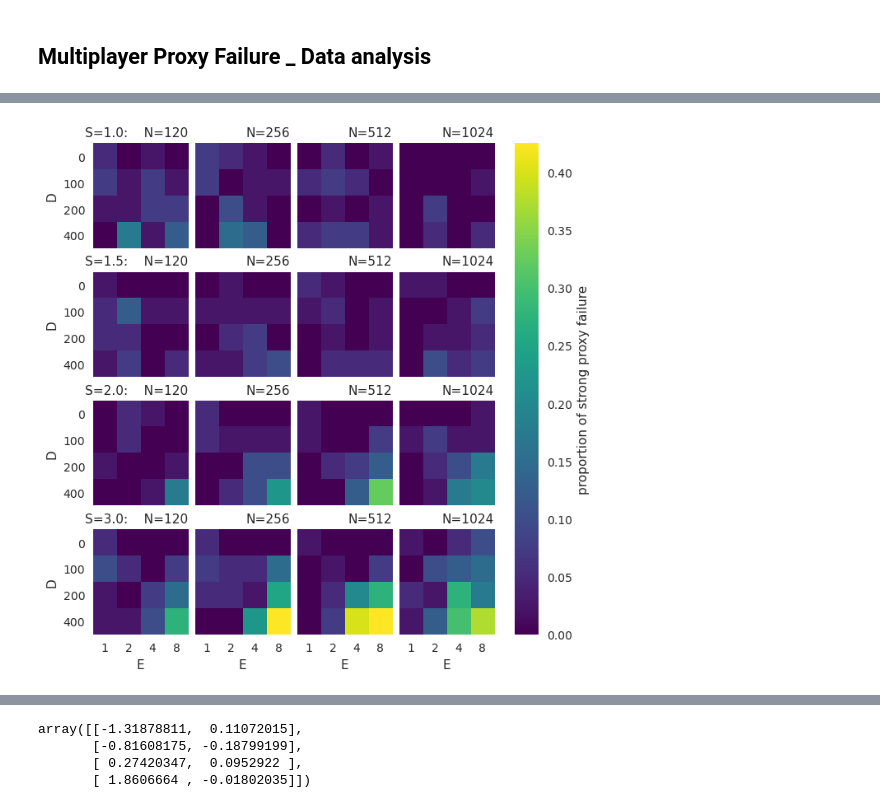
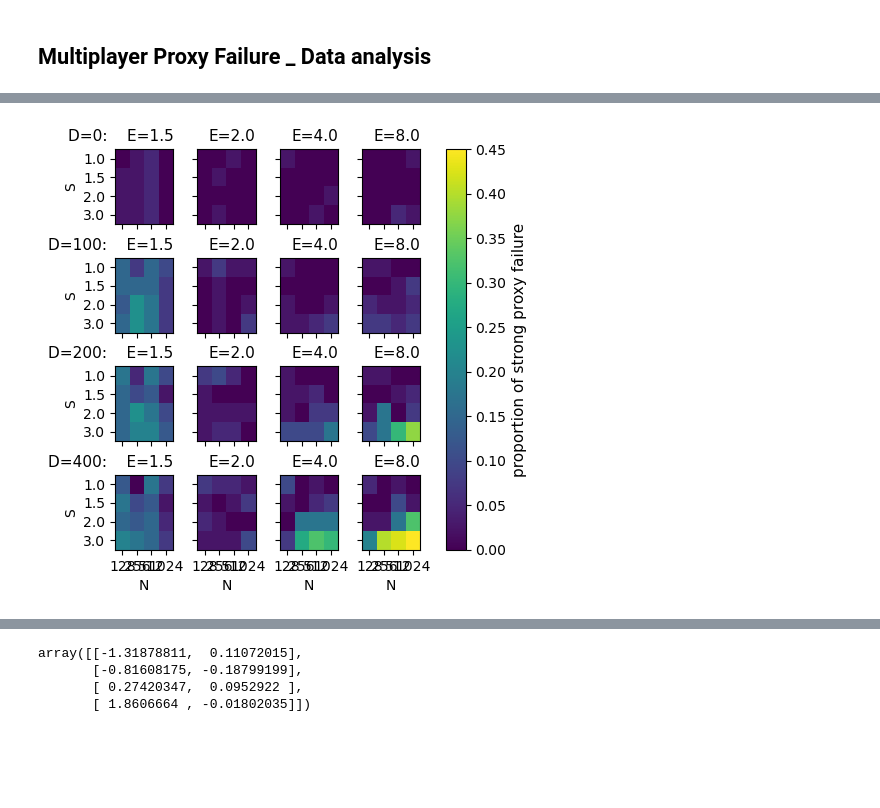
Before and after one commit to paulbanse/Proxy_General_Model, a Jupyter notebook: Clean_version/analyze_data.ipynb, the cells around one changed output, grey strips where cells are left out. Drawn from its saved outputs; the diff is of its cells as text; code cells hidden in the pictures; blank space fills up the shorter version.

```diff
--- a/Clean_version/analyze_data.ipynb
+++ b/Clean_version/analyze_data.ipynb
@@ -11,8 +7,11 @@ import pandas as pd
 import matplotlib
 # %%
 # use pandas to read filtered data
-df = pd.read_csv('data_file_all__done.csv')
-#df = pd.read_csv('data_file_dump_baby.csv')
+df = pd.read_csv('data_file_dump_proba.csv')
+
+#fuse the two dataframes
+
+
 pd.set_option('display.max_columns', None)
 
 df["goal_improvement"] = df["maxed_goal_value"] - df["goal_base"]
@@ -24,7 +23,7 @@ df['E'] = df["avg_number_of_edges"]
 df['S'] = df["spectral_radius"]
 df['N'] = df["n"]
 
-sub_df = df[df["correlation_diff"].notna()]
+sub_df = df[df["correlation_diff"].notna()]  ## It is normal that some
 sub_df.describe()
 # %% [output]
 |  | n | trials | proxy_discard | goal_discard | measure_time | spectral_radius | alpha | ... |
@@ -87,13 +128,14 @@ def plot_4params(df, param1, param2, param3, param4, weak = False):
         then for each combination of param1 and param2, make a scatter plot along the other two parameters
         and color the points according to param_for_color
     '''
+
     param1_values = df[param1].unique()
     param2_values = df[param2].unique()
     param3_values = df[param3].unique()
     param4_values = df[param4].unique()
     cm = 1/2.54
     param_combinations = list(product(param1_values, param2_values))
-    fig, axes = plt.subplots(len(param1_values), len(param2_values), figsize=(17*cm, 17*cm), sharex=True, sharey=True, layout='compressed')
+    fig, axes = plt.subplots(len(param1_values), len(param2_values), figsize=(12*cm, 12*cm), sharex=True, sharey=True, layout='compressed')
     #search for the maximum and minimum of param_for_color
     param_range = range(len(param_combinations))
     Ms = [np.zeros((len(param3_values), len(param4_values))) for k in param_range]
@@ -136,33 +178,34 @@ def plot_4params(df, param1, param2, param3, param4, weak = False):
 
         #ax.scatter(grouped[param3], grouped[param4], alpha = 0.7, color = plt.cm.viridis((grouped[param_for_color] - min_color) / (max_color - min_color)))
         if param2_values.tolist().index(p2) == 0:
             ax.set_ylabel(param3)
             ax.set_yticks([0,1,2,3],param3_values)
             ax.set_title(f'{param1}={p1}:    {param2}={p2}', fontsize = 11, loc='right')
         else:
             ax.set_title(f'{param2}={p2}', fontsize = 11, loc='right')
         if param1_values.tolist().index(p1) == len(param1_values)-1:
             ax.set_xlabel(param4)
             ax.set_xticks([0,1,2,3],param4_values)
         ax.invert_yaxis()
 
 
 
 
 
     # add a common colorbar between the maximum and minimum of param_for_color
     sm = plt.cm.ScalarMappable(cmap='viridis', norm=plt.Normalize(vmin=cmin, vmax=cmax))
     sm.set_array([])
     cbar = fig.colorbar(sm, ax=axes.ravel().tolist(), orientation='vertical')
     if weak:
         cbar.set_label("proportion of weak proxy failure", fontsize = 11)
     else:
         cbar.set_label("proportion of strong proxy failure", fontsize = 11)
     matplotlib.rcParams['pdf.fonttype'] = 42
     matplotlib.rcParams['ps.fonttype'] = 42
     plt.savefig("test.pdf")
     plt.show()
-plot_4params(df, 'S', 'N', 'D', 'E', False)
+#plot_4params(df, 'S', 'N', 'D', 'E', False)
+plot_4params(df, 'D', 'E', 'S', 'N', False)
 # %% [output]
-[figure, old version]
+[figure, new version]
 # %%
```
Also changed, not shown: parts of 16 cells of this notebook, 10 other files.
